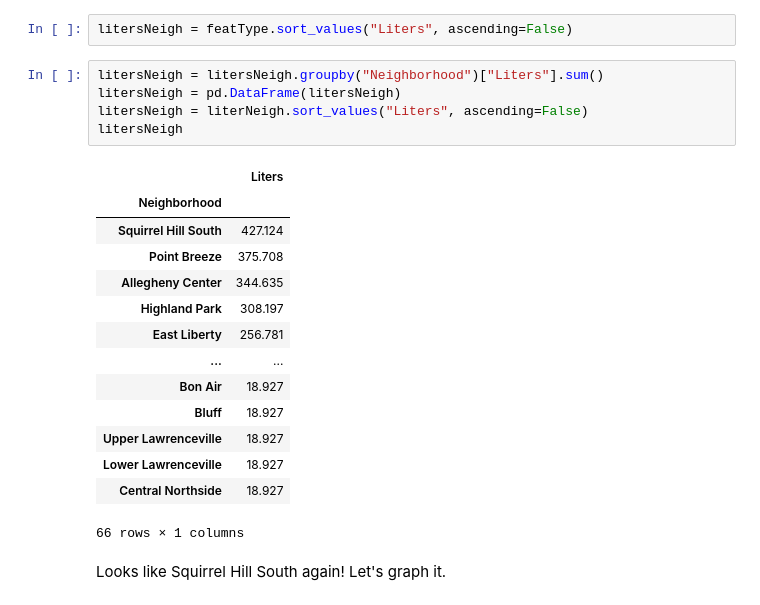
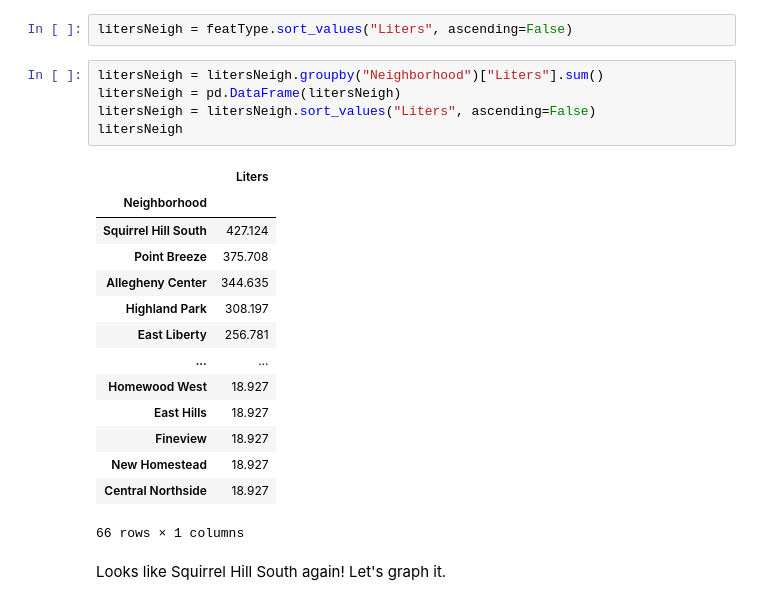
Before and after one commit to hjm46/the-water, a Jupyter notebook: WaterFeatures.ipynb, the cells around one changed output. Saved outputs shown, nothing was run; the diff lists cells and outputs as text.

```diff
--- a/WaterFeatures.ipynb
+++ b/WaterFeatures.ipynb
@@ -153,21 +153,21 @@ litersNeigh = featType.sort_values("Liters", ascending=False)
 # %%
 litersNeigh = litersNeigh.groupby("Neighborhood")["Liters"].sum()
 litersNeigh = pd.DataFrame(litersNeigh)
-litersNeigh = literNeigh.sort_values("Liters", ascending=False)
+litersNeigh = litersNeigh.sort_values("Liters", ascending=False)
 litersNeigh
 # %% [output]
 |  | Liters |
 | Neighborhood |  |
 | Squirrel Hill South | 427.124 |
 | Point Breeze | 375.708 |
 | Allegheny Center | 344.635 |
 | Highland Park | 308.197 |
 | East Liberty | 256.781 |
 | ... | ... |
-| Bon Air | 18.927 |
-| Bluff | 18.927 |
-| Upper Lawrenceville | 18.927 |
-| Lower Lawrenceville | 18.927 |
+| Homewood West | 18.927 |
+| East Hills | 18.927 |
+| Fineview | 18.927 |
+| New Homestead | 18.927 |
 | Central Northside | 18.927 |
 66 rows × 1 columns
 # %% [markdown]
```
Also changed, not shown: 3 other files.
